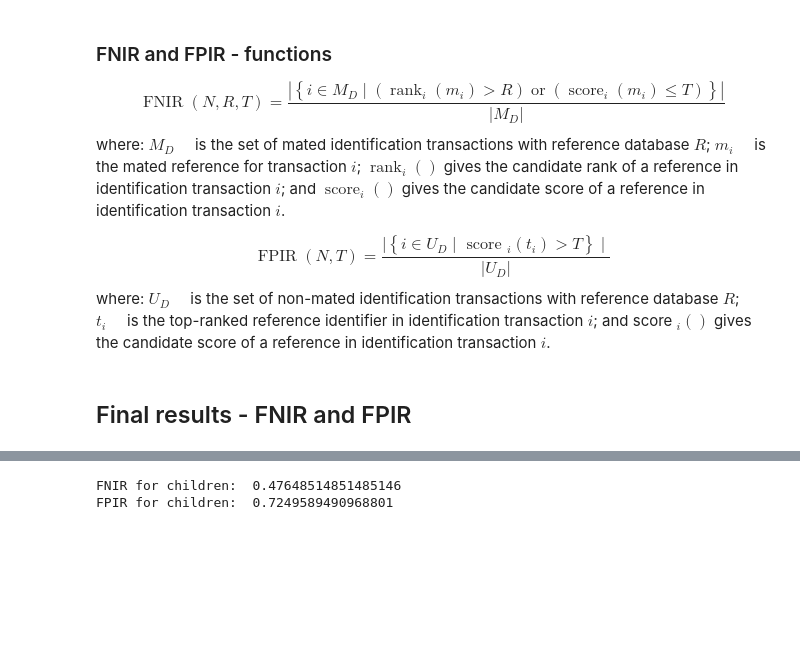
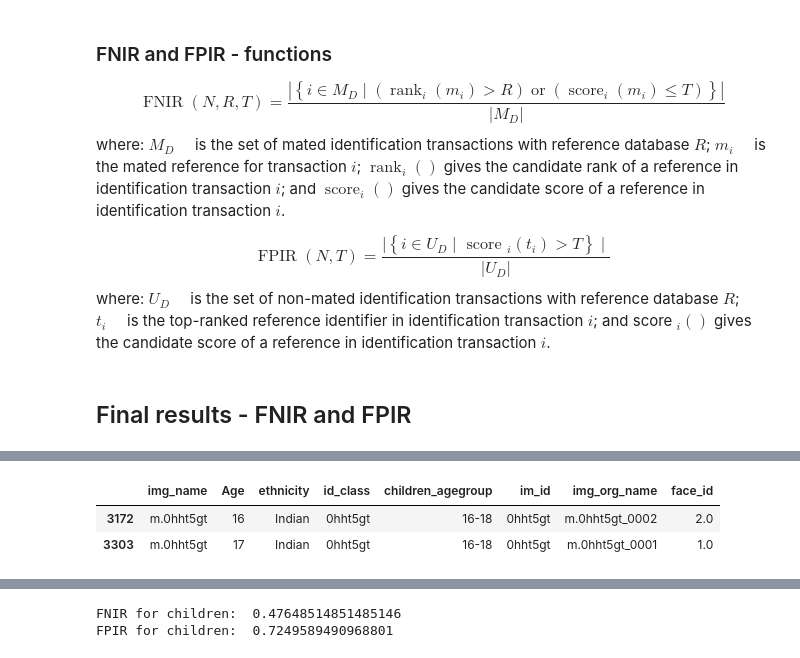
Before and after one commit to Kat-Gabi/Master_Thesis, a Jupyter notebook: notebooks/results_magface.ipynb, the cells around one changed output, grey strips where cells are left out. Drawn from its saved outputs; the diff is of its cells as text; code cells hidden in the pictures; blank space fills up the shorter version.

```diff
--- a/notebooks/results_magface.ipynb
+++ b/notebooks/results_magface.ipynb
@@ -535,0 +596,6 @@ c_nonmated_ids = c_mates[c_mates[('img_name', 'count')] == 1].index
+# %%
+c_df[c_df.img_name == "m.0hht5gt"]
+# %% [output]
+|  | img_name | Age | ethnicity | id_class | children_agegroup | im_id | img_org_name | face_id |
+| 3172 | m.0hht5gt | 16 | Indian | 0hht5gt | 16-18 | 0hht5gt | m.0hht5gt_0002 | 2.0 |
+| 3303 | m.0hht5gt | 17 | Indian | 0hht5gt | 16-18 | 0hht5gt | m.0hht5gt_0001 | 1.0 |
```
Also changed, not shown: parts of 31 cells of this notebook.
